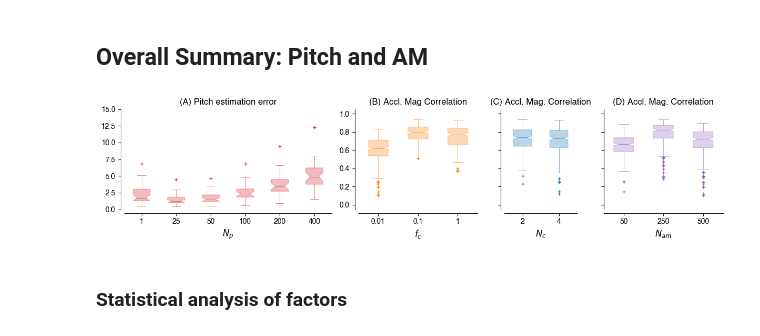
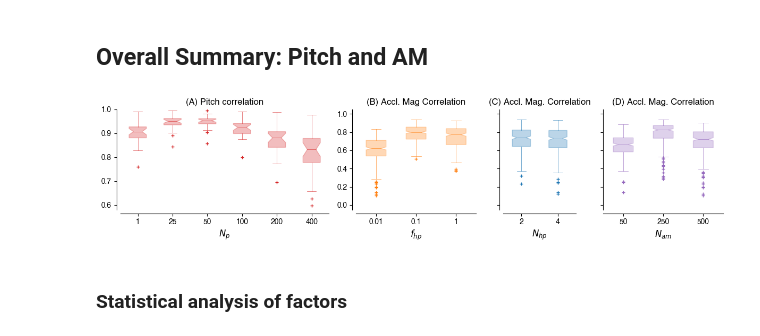
Before and after one commit to siva82kb/gmac, a Jupyter notebook: notebooks/04-paper_plots.ipynb, the cells around one changed output. Cells and saved outputs as stored; diff of their text form; code cells hidden in the pictures.

```diff
--- a/notebooks/04-paper_plots.ipynb
+++ b/notebooks/04-paper_plots.ipynb
@@ -203,7 +203,7 @@ gs = gridspec.GridSpec(1, 4, height_ratios=[1], width_ratios=[2, 1.15, 0.7, 1.15
 ax = plt.subplot(gs[0, 0])
 for i, _np in enumerate(pitch_param_ranges["np"]):
     # print(np.sum(pitch_perf.np == _np))
-    ax.boxplot(x=pitch_perf[pitch_perf.np == _np]["err"], positions=[i],
+    ax.boxplot(x=pitch_perf[pitch_perf.np == _np]["corr"], positions=[i],
                widths=0.5, notch=True, patch_artist=True,
                boxprops=dict(facecolor="tab:red", color="tab:red", alpha=0.3),
                capprops=dict(color="tab:red", alpha=0.8, lw=0.5),
@@ -212,8 +212,8 @@ for i, _np in enumerate(pitch_param_ranges["np"]):
                                markerfacecolor='tab:red', marker='+', markersize=4),
                medianprops=dict(color="tab:red", alpha=0.8, lw=0.5))
 ax.set_xticklabels(pitch_param_ranges["np"], fontsize=12);
-ax.set_title(r"(A) Pitch estimation error", fontsize=12)
-ax.set_ylim((0, 15))
+ax.set_title(r"(A) Pitch correlation", fontsize=12)
+ax.set_ylim((0.58, 1))
 ax.set_xlabel(r"$N_p$", fontsize=12)
 ax.spines['right'].set_visible(False)
 ax.spines['top'].set_visible(False)
@@ -234,7 +234,7 @@ for i, _val in enumerate(am_param_ranges["fc"]):
 ax.set_xticklabels(am_param_ranges["fc"], fontsize=12);
 ax.set_title(r"(B) Accl. Mag Correlation", fontsize=12)
 ax.set_ylim((-0.05, 1.05))
-ax.set_xlabel(r"$f_c$", fontsize=12)
+ax.set_xlabel(r"$f_{hp}$", fontsize=12)
 ax.spines['right'].set_visible(False)
 ax.spines['top'].set_visible(False)
 ax.spines['left'].set_position(('outward', 5))
@@ -254,40 +254,40 @@ for i, _val in enumerate(am_param_ranges["nc"]):
 ax.set_xticklabels(am_param_ranges["nc"], fontsize=12);
 ax.set_title(r"(C) Accl. Mag. Correlation", fontsize=12)
 ax.set_ylim((-0.05, 1.05))
-ax.set_xlabel(r"$N_c$", fontsize=12)
+ax.set_xlabel(r"$N_{hp}$", fontsize=12)
 ax.spines['right'].set_visible(False)
 ax.spines['top'].set_visible(False)
 ax.spines['left'].set_position(('outward', 5))
 ax.set_yticklabels([])
 ax.spines['bottom'].set_position(('outward', 5))
 
 # Correlation coefficient vs. Nam
 ax = plt.subplot(gs[0, 3])
 for i, _val in enumerate(am_param_ranges["nam"]):
     ax.boxplot(x=am_perf[am_perf.nam == _val]["r"], positions=[i],
                widths=0.5, notch=True, patch_artist=True,
                boxprops=dict(facecolor="tab:purple", color="tab:purple", alpha=0.3),
                capprops=dict(color="tab:purple", alpha=0.8, lw=0.5),
                whiskerprops=dict(color="tab:purple", alpha=0.8, lw=0.5),
                flierprops=dict(color="tab:purple", markeredgecolor="tab:purple",
                                markerfacecolor='tab:red', marker='+', markersize=4),
                medianprops=dict(color="tab:purple", alpha=0.8, lw=0.5))
 ax.set_xticklabels(am_param_ranges["nam"], fontsize=12);
 ax.set_title(r"(D) Accl. Mag. Correlation", fontsize=12)
 ax.set_ylim((-0.05, 1.05))
 ax.set_xlabel(r"$N_{am}$", fontsize=12)
 ax.spines['right'].set_visible(False)
 ax.spines['top'].set_visible(False)
 ax.set_yticklabels([])
 ax.spines['bottom'].set_position(('outward', 5))
 
 plt.tight_layout()
 
 # Save figure
 fig.savefig(pathlib.Path(basedir, f"pitch_am_params_perf.pdf"), bbox_inches="tight")
 fig.savefig(pathlib.Path(basedir, f"pitch_am_params_perf.svg"), bbox_inches="tight")
 # %% [output]
-[figure, old version]
+[figure, new version]
 # %% [markdown]
 ### Statistical analysis of factors
 # %%
```
Also changed, not shown: parts of 9 cells of this notebook, 12 other files.
